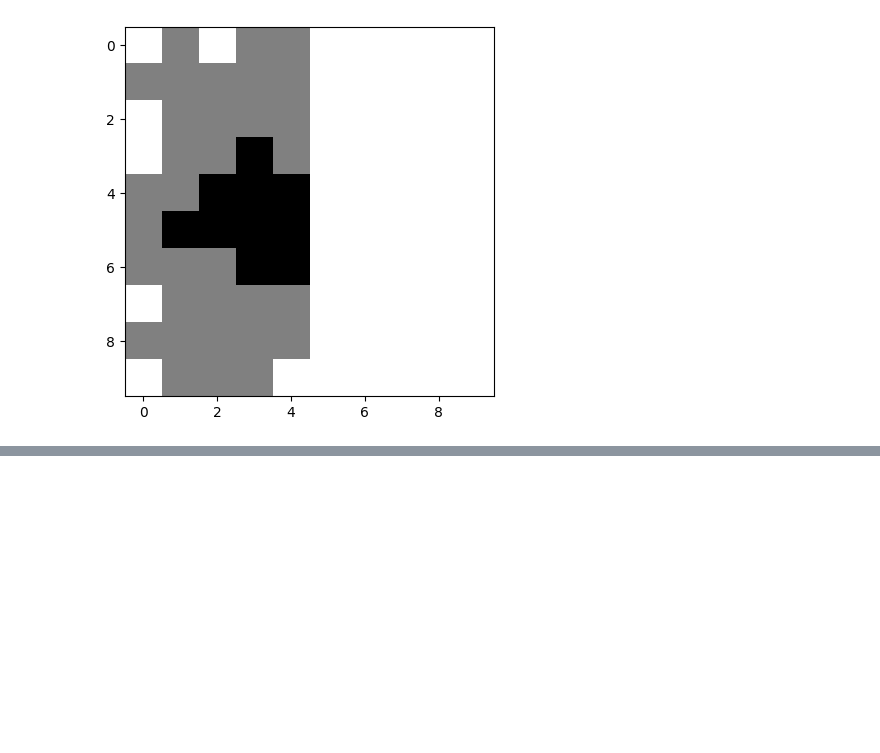
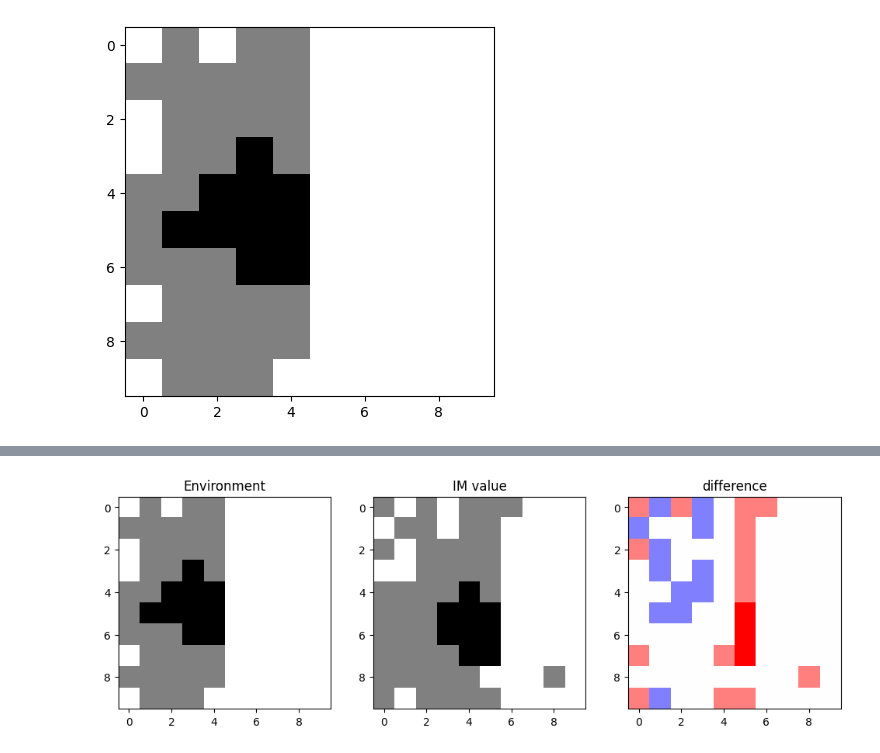
Before and after one commit to lboloni/WaterberryFarms, a Jupyter notebook: notebooks/IM-experiments.ipynb, the cells around one changed output, grey strips where cells are left out. Saved outputs shown, nothing was run; the diff lists cells and outputs as text; code cells hidden in the pictures; blank space fills up the shorter version.

```diff
--- a/notebooks/IM-experiments.ipynb
+++ b/notebooks/IM-experiments.ipynb
@@ -144,0 +224,4 @@ Score_rmse = -0.30413812651491096
+# %%
+show_difference(env, im_disk)
+# %% [output]
+[figure, added]
```
Also changed, not shown: parts of 10 cells of this notebook, 2 other files.
